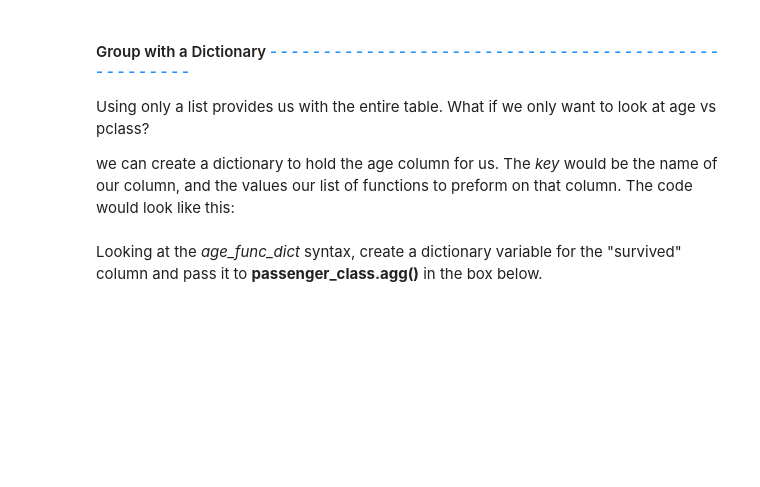
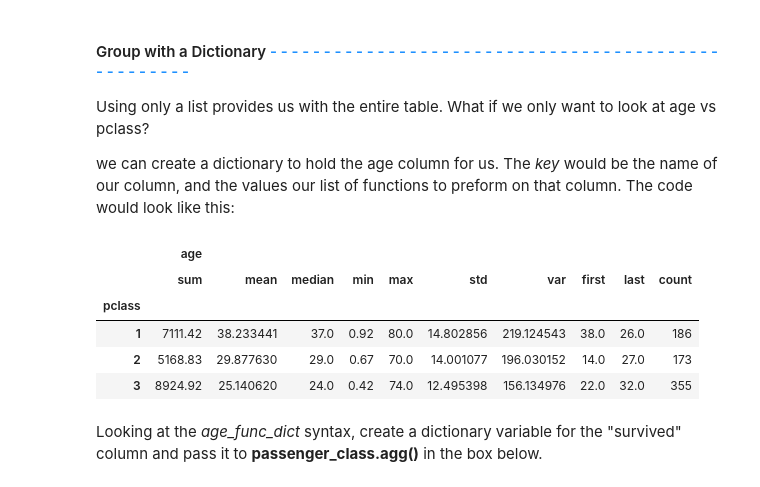
Before and after one commit to HarshalaS6/DataManipulation, a Jupyter notebook: DataManipulationWorkbook.ipynb, the cells around one changed output. Saved outputs shown, nothing was run; the diff lists cells and outputs as text; code cells hidden in the pictures; blank space fills up the shorter version.

```diff
--- a/DataManipulationWorkbook.ipynb
+++ b/DataManipulationWorkbook.ipynb
@@ -236,10 +287,17 @@ we can create a dictionary to hold the age column for us.  The *key* would be th
 # %%
 agg_func_dict = {
     'age':
     ['sum', 'mean', 'median', 'min', 'max', 'std', 'var', 'first', 'last', 'count']
 }
 # We would run our table like this:
-# passenger_class.agg(agg_func_dict)
+passenger_class.agg(agg_func_dict)
+# %% [output]
+|  | age |  |  |  |  |  |  |  |  |  |
+|  | sum | mean | median | min | max | std | var | first | last | count |
+| pclass |  |  |  |  |  |  |  |  |  |  |
+| 1 | 7111.42 | 38.233441 | 37.0 | 0.92 | 80.0 | 14.802856 | 219.124543 | 38.0 | 26.0 | 186 |
+| 2 | 5168.83 | 29.877630 | 29.0 | 0.67 | 70.0 | 14.001077 | 196.030152 | 14.0 | 27.0 | 173 |
+| 3 | 8924.92 | 25.140620 | 24.0 | 0.42 | 74.0 | 12.495398 | 156.134976 | 22.0 | 32.0 | 355 |
 # %% [markdown]
 Looking at the *age_func_dict* syntax, create a dictionary variable for the "survived" column and pass it to **passenger_class.agg()** in the box below.
 # %%
```
Also changed, not shown: parts of 11 cells of this notebook.
